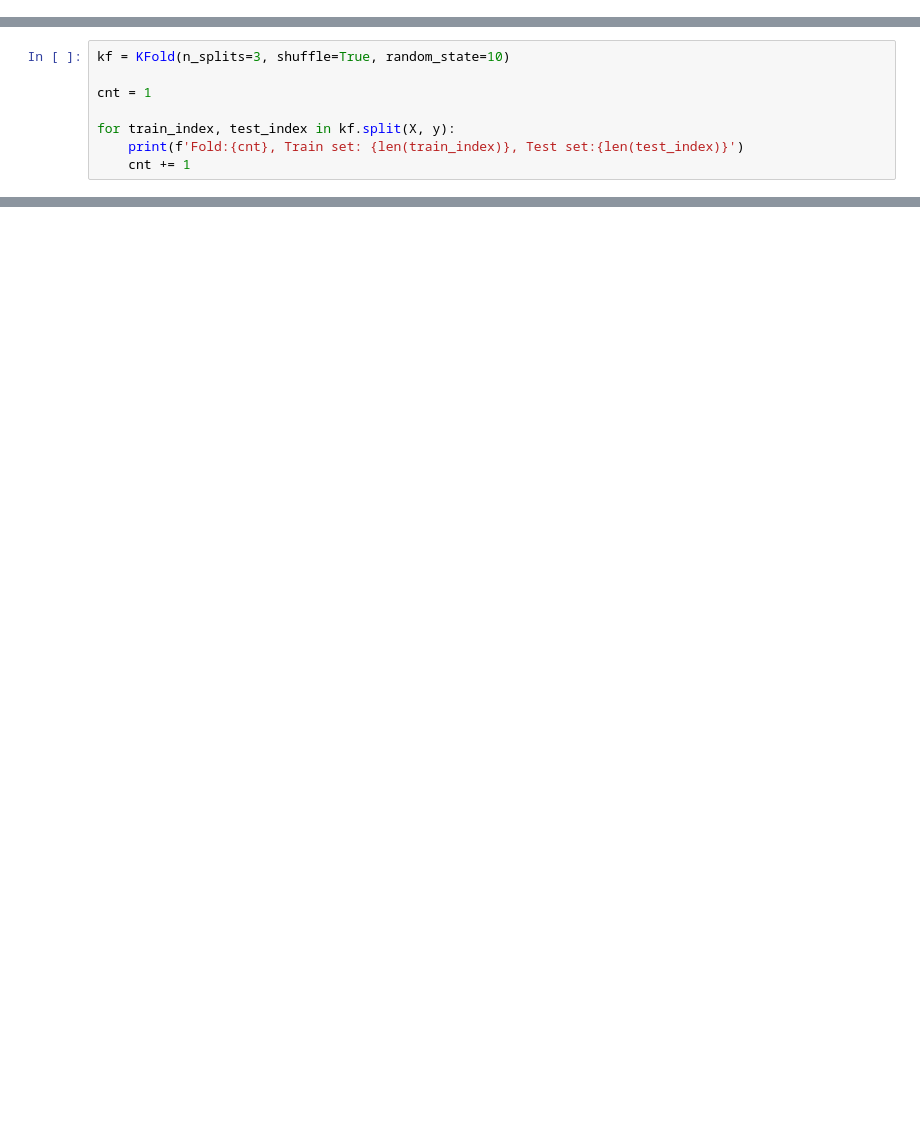
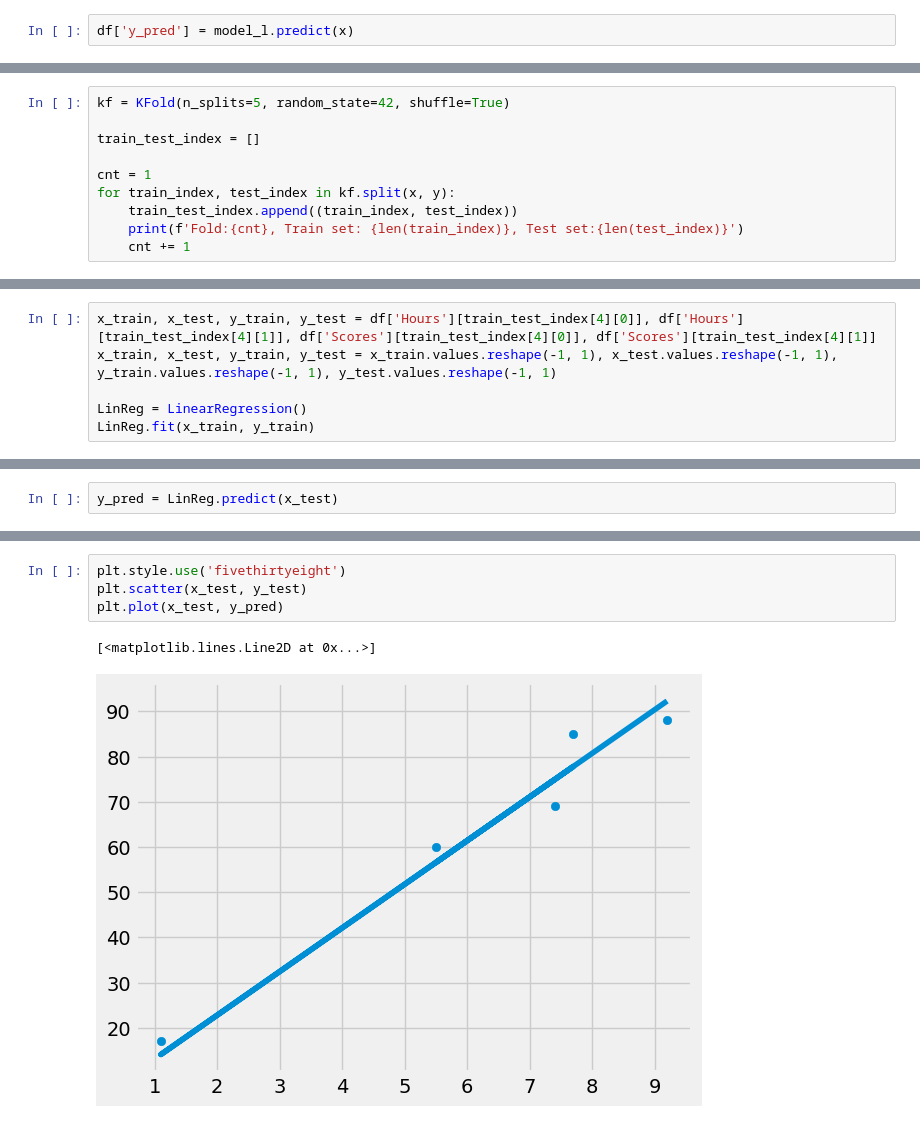
Before and after one commit to playnik94/PDS_3_DZ_Liashenko, a Jupyter notebook: Lesson_36/dz_36.ipynb, the cells around one changed output, grey strips where cells are left out. Cells and saved outputs as stored; diff of their text form; blank space fills up the shorter version.

```diff
--- a/Lesson_36/dz_36.ipynb
+++ b/Lesson_36/dz_36.ipynb
@@ -24,0 +32,2 @@ Shape of input data: (25, 2) and shape of target variable: (25, 2)
+# %%
+df['y_pred'] = model_l.predict(x)
@@ -25,9 +55,11 @@ Shape of input data: (25, 2) and shape of target variable: (25, 2)
 # %%
-kf = KFold(n_splits=3, shuffle=True, random_state=10)
+kf = KFold(n_splits=5, random_state=42, shuffle=True)
+
+train_test_index = []
 
 cnt = 1
-
-for train_index, test_index in kf.split(X, y):
+for train_index, test_index in kf.split(x, y):
+    train_test_index.append((train_index, test_index))
     print(f'Fold:{cnt}, Train set: {len(train_index)}, Test set:{len(test_index)}')
     cnt += 1
 # %% [output]
@@ -47,0 +98,6 @@ rmse= 0.00
+# %%
+x_train, x_test, y_train, y_test = df['Hours'][train_test_index[4][0]], df['Hours'][train_test_index[4][1]], df['Scores'][train_test_index[4][0]], df['Scores'][train_test_index[4][1]]
+x_train, x_test, y_train, y_test = x_train.values.reshape(-1, 1), x_test.values.reshape(-1, 1), y_train.values.reshape(-1, 1), y_test.values.reshape(-1, 1)
+
+LinReg = LinearRegression()
+LinReg.fit(x_train, y_train)
@@ -47,0 +106,2 @@ rmse= 0.00
+# %%
+y_pred = LinReg.predict(x_test)
@@ -47,0 +141,7 @@ rmse= 0.00
+# %%
+plt.style.use('fivethirtyeight')
+plt.scatter(x_test, y_test)
+plt.plot(x_test, y_pred)
+# %% [output]
+[<matplotlib.lines.Line2D at 0x...>]
+[figure, added]
```
Also changed, not shown: parts of 15 cells of this notebook, 2 other files.
